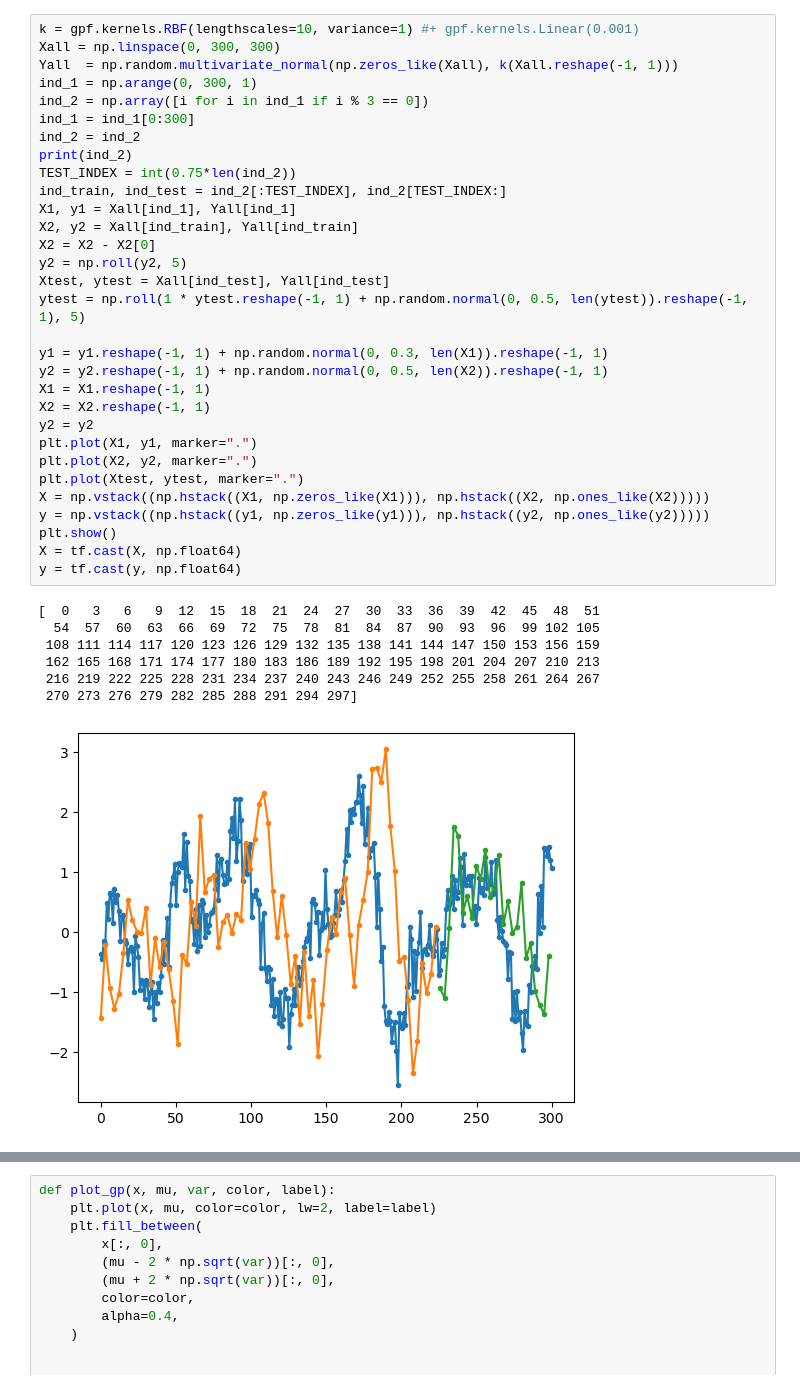
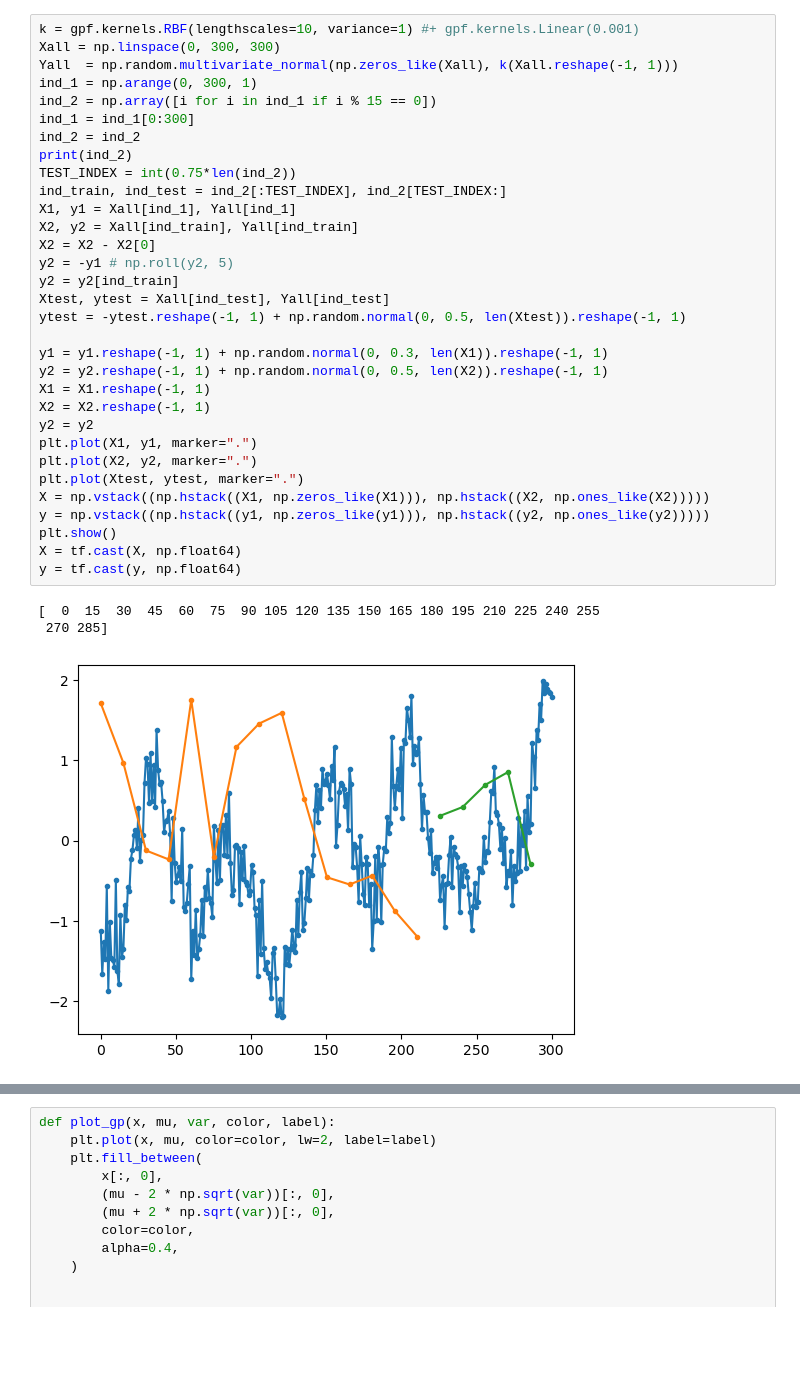
Before and after one commit to JVerbeek/at-gpflow, a Jupyter notebook: lra-kernel-test.ipynb, the cells around one changed output, grey strips where cells are left out. Drawn from its saved outputs; the diff is of its cells as text; blank space fills up the shorter version.

```diff
--- a/lra-kernel-test.ipynb
+++ b/lra-kernel-test.ipynb
@@ -198,42 +36,39 @@ To enable the following instructions: AVX2 AVX512F AVX512_VNNI AVX512_BF16 FMA,
 # %%
 k = gpf.kernels.RBF(lengthscales=10, variance=1) #+ gpf.kernels.Linear(0.001)
 Xall = np.linspace(0, 300, 300)
 Yall  = np.random.multivariate_normal(np.zeros_like(Xall), k(Xall.reshape(-1, 1)))
 ind_1 = np.arange(0, 300, 1)
-ind_2 = np.array([i for i in ind_1 if i % 3 == 0])
+ind_2 = np.array([i for i in ind_1 if i % 15 == 0])
 ind_1 = ind_1[0:300]
 ind_2 = ind_2
 print(ind_2)
 TEST_INDEX = int(0.75*len(ind_2))
 ind_train, ind_test = ind_2[:TEST_INDEX], ind_2[TEST_INDEX:]
 X1, y1 = Xall[ind_1], Yall[ind_1]
 X2, y2 = Xall[ind_train], Yall[ind_train]
 X2 = X2 - X2[0]
-y2 = np.roll(y2, 5)
+y2 = -y1 # np.roll(y2, 5)
+y2 = y2[ind_train]
 Xtest, ytest = Xall[ind_test], Yall[ind_test]
-ytest = np.roll(1 * ytest.reshape(-1, 1) + np.random.normal(0, 0.5, len(ytest)).reshape(-1, 1), 5)
+ytest = -ytest.reshape(-1, 1) + np.random.normal(0, 0.5, len(Xtest)).reshape(-1, 1)
 
 y1 = y1.reshape(-1, 1) + np.random.normal(0, 0.3, len(X1)).reshape(-1, 1)
 y2 = y2.reshape(-1, 1) + np.random.normal(0, 0.5, len(X2)).reshape(-1, 1)
 X1 = X1.reshape(-1, 1)
 X2 = X2.reshape(-1, 1)
 y2 = y2
 plt.plot(X1, y1, marker=".")
 plt.plot(X2, y2, marker=".")
 plt.plot(Xtest, ytest, marker=".")
 X = np.vstack((np.hstack((X1, np.zeros_like(X1))), np.hstack((X2, np.ones_like(X2)))))
 y = np.vstack((np.hstack((y1, np.zeros_like(y1))), np.hstack((y2, np.ones_like(y2)))))
 plt.show()
 X = tf.cast(X, np.float64)
 y = tf.cast(y, np.float64)
 # %% [output]
-[  0   3   6   9  12  15  18  21  24  27  30  33  36  39  42  45  48  51
-  54  57  60  63  66  69  72  75  78  81  84  87  90  93  96  99 102 105
- 108 111 114 117 120 123 126 129 132 135 138 141 144 147 150 153 156 159
- 162 165 168 171 174 177 180 183 186 189 192 195 198 201 204 207 210 213
- 216 219 222 225 228 231 234 237 240 243 246 249 252 255 258 261 264 267
- 270 273 276 279 282 285 288 291 294 297]
+[  0  15  30  45  60  75  90 105 120 135 150 165 180 195 210 225 240 255
+ 270 285]
-[figure, old version]
+[figure, new version]
 # %%
 
 
```
Also changed, not shown: parts of 11 cells of this notebook, 20 other files.
